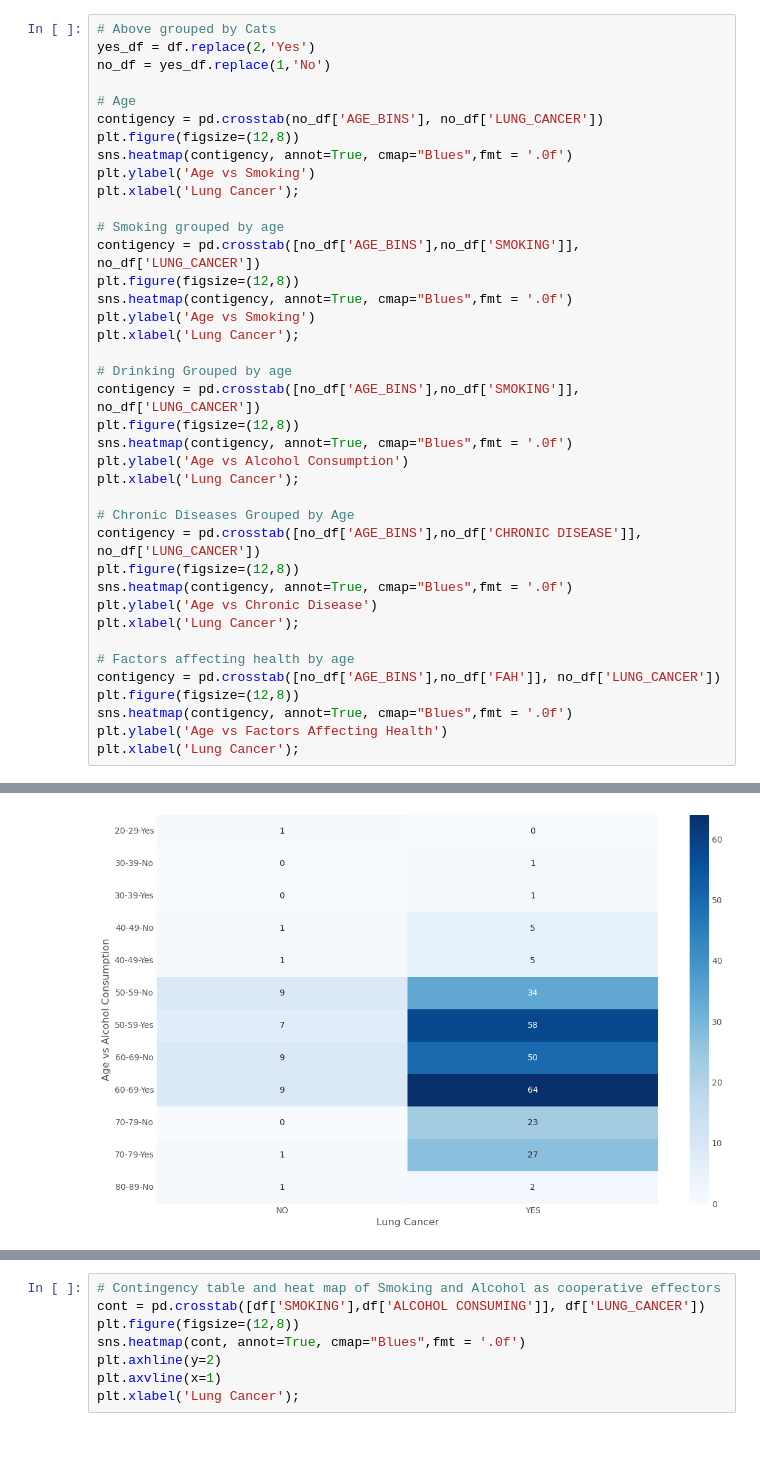
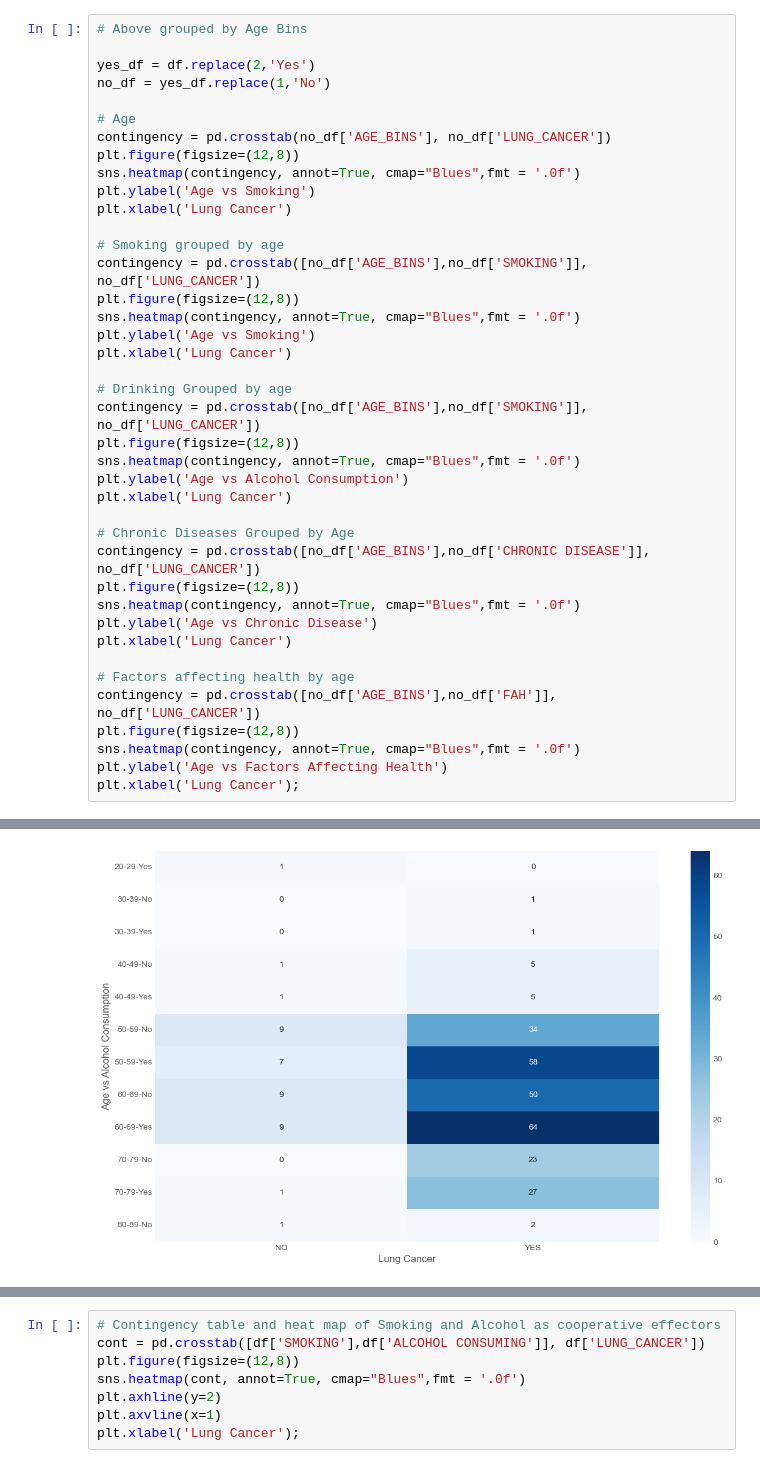
Before and after one commit to Spikes666/Data-Dive-1, a Jupyter notebook: main-James.ipynb, the cells around one changed output, grey strips where cells are left out. Drawn from its saved outputs; the diff is of its cells as text; blank space fills up the shorter version.

```diff
--- a/main-James.ipynb
+++ b/main-James.ipynb
@@ -149,44 +149,45 @@ plt.xlabel('Lung Cancer');
 # %%
-# Above grouped by Cats
+# Above grouped by Age Bins
+
 yes_df = df.replace(2,'Yes')
 no_df = yes_df.replace(1,'No')
 
 # Age
-contigency = pd.crosstab(no_df['AGE_BINS'], no_df['LUNG_CANCER'])
+contingency = pd.crosstab(no_df['AGE_BINS'], no_df['LUNG_CANCER'])
 plt.figure(figsize=(12,8))
-sns.heatmap(contigency, annot=True, cmap="Blues",fmt = '.0f')
+sns.heatmap(contingency, annot=True, cmap="Blues",fmt = '.0f')
 plt.ylabel('Age vs Smoking')
-plt.xlabel('Lung Cancer');
+plt.xlabel('Lung Cancer')
 
 # Smoking grouped by age
-contigency = pd.crosstab([no_df['AGE_BINS'],no_df['SMOKING']], no_df['LUNG_CANCER'])
+contingency = pd.crosstab([no_df['AGE_BINS'],no_df['SMOKING']], no_df['LUNG_CANCER'])
 plt.figure(figsize=(12,8))
-sns.heatmap(contigency, annot=True, cmap="Blues",fmt = '.0f')
+sns.heatmap(contingency, annot=True, cmap="Blues",fmt = '.0f')
 plt.ylabel('Age vs Smoking')
-plt.xlabel('Lung Cancer');
+plt.xlabel('Lung Cancer')
 
 # Drinking Grouped by age
-contigency = pd.crosstab([no_df['AGE_BINS'],no_df['SMOKING']], no_df['LUNG_CANCER'])
+contingency = pd.crosstab([no_df['AGE_BINS'],no_df['SMOKING']], no_df['LUNG_CANCER'])
 plt.figure(figsize=(12,8))
-sns.heatmap(contigency, annot=True, cmap="Blues",fmt = '.0f')
+sns.heatmap(contingency, annot=True, cmap="Blues",fmt = '.0f')
 plt.ylabel('Age vs Alcohol Consumption')
-plt.xlabel('Lung Cancer');
+plt.xlabel('Lung Cancer')
 
 # Chronic Diseases Grouped by Age
-contigency = pd.crosstab([no_df['AGE_BINS'],no_df['CHRONIC DISEASE']], no_df['LUNG_CANCER'])
+contingency = pd.crosstab([no_df['AGE_BINS'],no_df['CHRONIC DISEASE']], no_df['LUNG_CANCER'])
 plt.figure(figsize=(12,8))
-sns.heatmap(contigency, annot=True, cmap="Blues",fmt = '.0f')
+sns.heatmap(contingency, annot=True, cmap="Blues",fmt = '.0f')
 plt.ylabel('Age vs Chronic Disease')
-plt.xlabel('Lung Cancer');
+plt.xlabel('Lung Cancer')
 
 # Factors affecting health by age
-contigency = pd.crosstab([no_df['AGE_BINS'],no_df['FAH']], no_df['LUNG_CANCER'])
+contingency = pd.crosstab([no_df['AGE_BINS'],no_df['FAH']], no_df['LUNG_CANCER'])
 plt.figure(figsize=(12,8))
-sns.heatmap(contigency, annot=True, cmap="Blues",fmt = '.0f')
+sns.heatmap(contingency, annot=True, cmap="Blues",fmt = '.0f')
 plt.ylabel('Age vs Factors Affecting Health')
 plt.xlabel('Lung Cancer');
 # %% [output]
 [figure]
 [figure]
-[figure, old version]
+[figure, new version]
 [figure]
```
Also changed, not shown: parts of 21 cells of this notebook.
